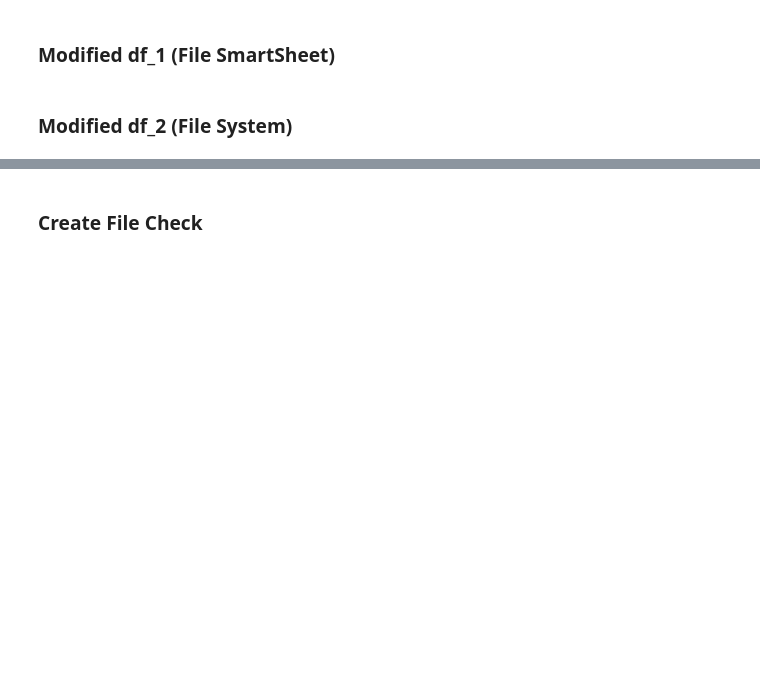
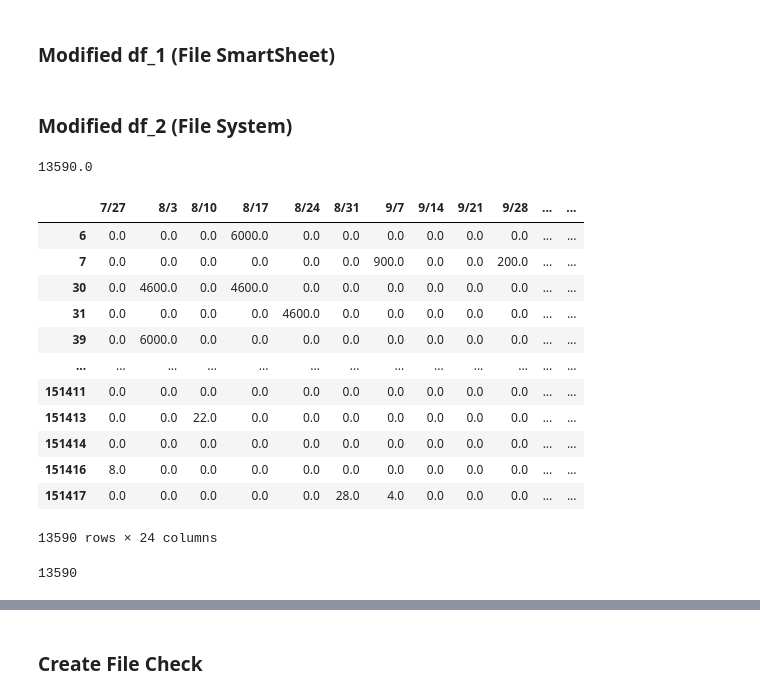
Before and after one commit to Pham-Ngoc-Huy/ToolAutomation, a Jupyter notebook: toolAshley.ipynb, the cells around one changed output, grey strips where cells are left out. Drawn from its saved outputs; the diff is of its cells as text; code cells hidden in the pictures; blank space fills up the shorter version.

```diff
--- a/toolAshley.ipynb
+++ b/toolAshley.ipynb
@@ -113,10 +121,10 @@ def highlight_condition_Arca_EC(df, s1, s2,date_columns_1):
 # %% [markdown]
 ### Import File
 # %%
-df_2 = pd.read_csv('Production ScheduleDoLuong21551.csv', skiprows = 6)
+df_2 = pd.read_csv('8.12 Production ScheduleDoLuong215041.csv', skiprows = 6)
 df_2['Vendor #'] = df_2['Vendor #'].astype(float)
 # %%
-file_input = 'April HP 2024 Price Confirmation Roll-Upv 7.28.xlsx'
+file_input = '8.12 April HP 2024 Price Confirmation Roll-Up.xlsx'
 sheet_name = 'April HP 2024 Price Confirmatio'
 df_1 = read_until_null_excel(file_input, sheet_name)
 # %% [markdown]
@@ -141,10 +149,30 @@ df_1 = df_1.rename(columns={'Group Number Split': 'Group Number'})
 ### Modified df_2 (File System)
 # %%
 df_2['Item #'] = df_2['Item #'].str.replace('="', '').str.replace('"', '')
+# %%
+len(df_2)*2/3
+# %% [output]
+13590.0
 # %%
-df_2_sample = df_2.loc[(df_2['S/F/P'] == 'F') | (df_2['S/F/P'] == 'S')]
+df_2_sample = df_2.loc[(df_2['S/F/P'] == 'S') | (df_2['S/F/P'] == 'F')]
 df_2_sample = df_2_sample.loc[:,df_2_sample.columns[4]:]
 # %%
 df_2_sample  = df_2_sample.astype(float)
+# %%
+df_2_sample
+# %% [output]
+|  | 7/27 | 8/3 | 8/10 | 8/17 | 8/24 | 8/31 | 9/7 | 9/14 | 9/21 | 9/28 | ... | ... |
+| 6 | 0.0 | 0.0 | 0.0 | 6000.0 | 0.0 | 0.0 | 0.0 | 0.0 | 0.0 | 0.0 | ... | ... |
+| 7 | 0.0 | 0.0 | 0.0 | 0.0 | 0.0 | 0.0 | 900.0 | 0.0 | 0.0 | 200.0 | ... | ... |
+| 30 | 0.0 | 4600.0 | 0.0 | 4600.0 | 0.0 | 0.0 | 0.0 | 0.0 | 0.0 | 0.0 | ... | ... |
+| 31 | 0.0 | 0.0 | 0.0 | 0.0 | 4600.0 | 0.0 | 0.0 | 0.0 | 0.0 | 0.0 | ... | ... |
+| 39 | 0.0 | 6000.0 | 0.0 | 0.0 | 0.0 | 0.0 | 0.0 | 0.0 | 0.0 | 0.0 | ... | ... |
+| ... | ... | ... | ... | ... | ... | ... | ... | ... | ... | ... | ... | ... |
+| 151411 | 0.0 | 0.0 | 0.0 | 0.0 | 0.0 | 0.0 | 0.0 | 0.0 | 0.0 | 0.0 | ... | ... |
+| 151413 | 0.0 | 0.0 | 22.0 | 0.0 | 0.0 | 0.0 | 0.0 | 0.0 | 0.0 | 0.0 | ... | ... |
+| 151414 | 0.0 | 0.0 | 0.0 | 0.0 | 0.0 | 0.0 | 0.0 | 0.0 | 0.0 | 0.0 | ... | ... |
+| 151416 | 8.0 | 0.0 | 0.0 | 0.0 | 0.0 | 0.0 | 0.0 | 0.0 | 0.0 | 0.0 | ... | ... |
+| 151417 | 0.0 | 0.0 | 0.0 | 0.0 | 0.0 | 28.0 | 4.0 | 0.0 | 0.0 | 0.0 | ... | ... |
+13590 rows × 24 columns
 # %%
 df = pd.DataFrame(df_2_sample)
@@ -152 +179,5 @@ df = pd.DataFrame(df_2_sample)
 result = returnS_F(df)
+# %%
+len(df_2_sample)
+# %% [output]
+13590
```
Also changed, not shown: parts of 26 cells of this notebook, 8 other files.
